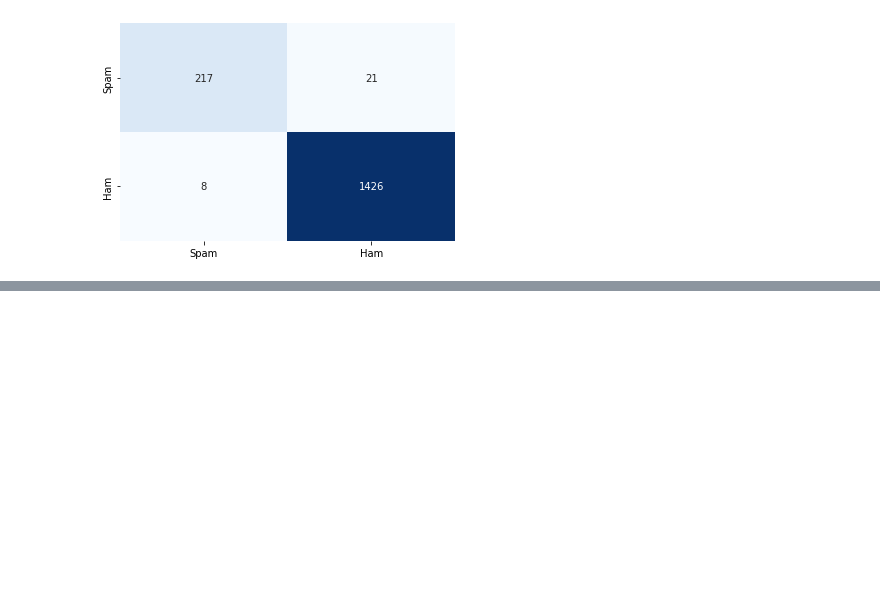
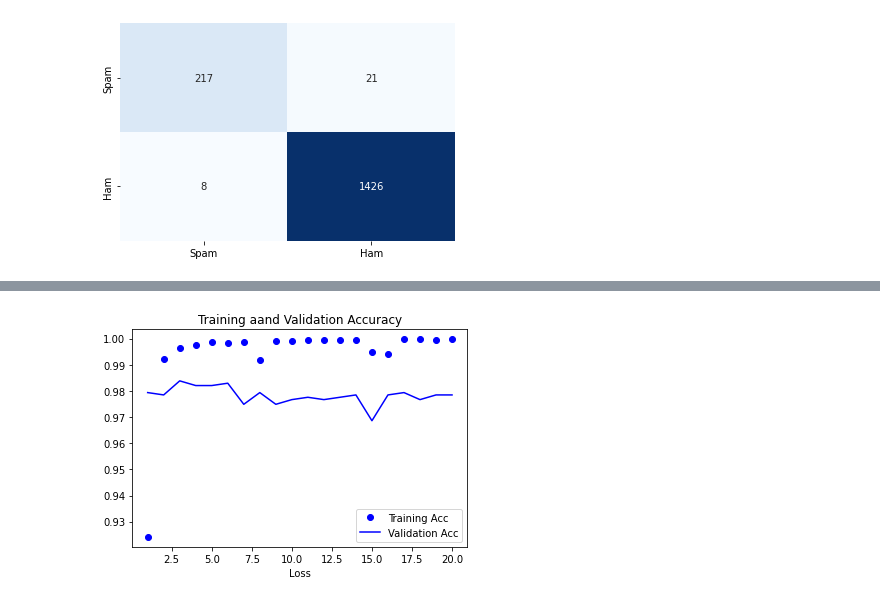
Before and after one commit to Piercson/Spam-Detection, a Jupyter notebook: spam_detection.ipynb, the cells around one changed output, grey strips where cells are left out. Saved outputs shown, nothing was run; the diff lists cells and outputs as text; code cells hidden in the pictures; blank space fills up the shorter version.

```diff
--- a/spam_detection.ipynb
+++ b/spam_detection.ipynb
@@ -225,0 +389,12 @@ weighted avg       0.98      0.98      0.98      1672
+# %%
+plt.clf()
+epochs = range(1,len(acc)+1)
+plt.plot(epochs, acc, "bo", label="Training Acc")
+plt.plot(epochs, val_acc, "b", label="Validation Acc")
+plt.title("Training aand Validation Accuracy")
+plt.xlabel("Epochs")
+plt.xlabel("Loss")
+plt.legend()
+plt.show()
+# %% [output]
+[figure, added]
```
Also changed, not shown: parts of 24 cells of this notebook, 3 other files.
